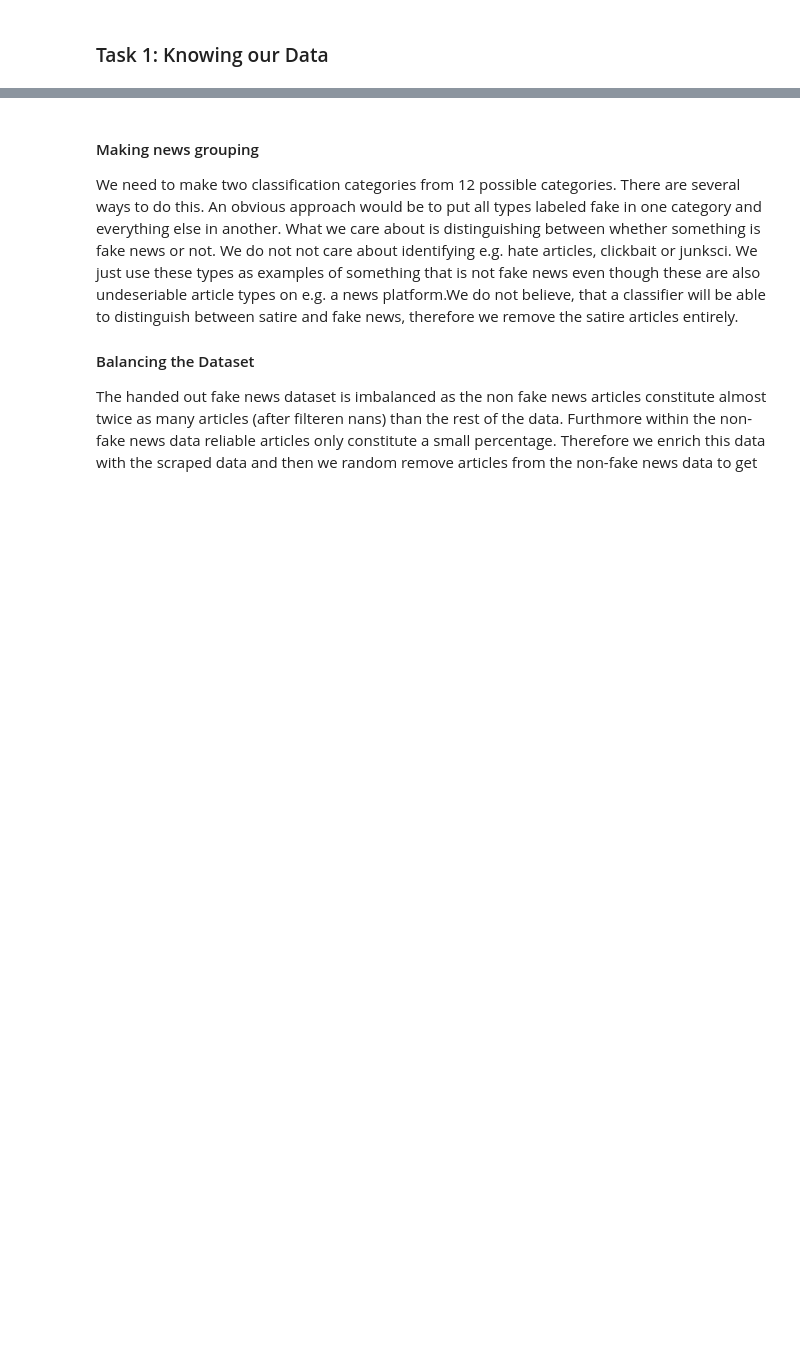
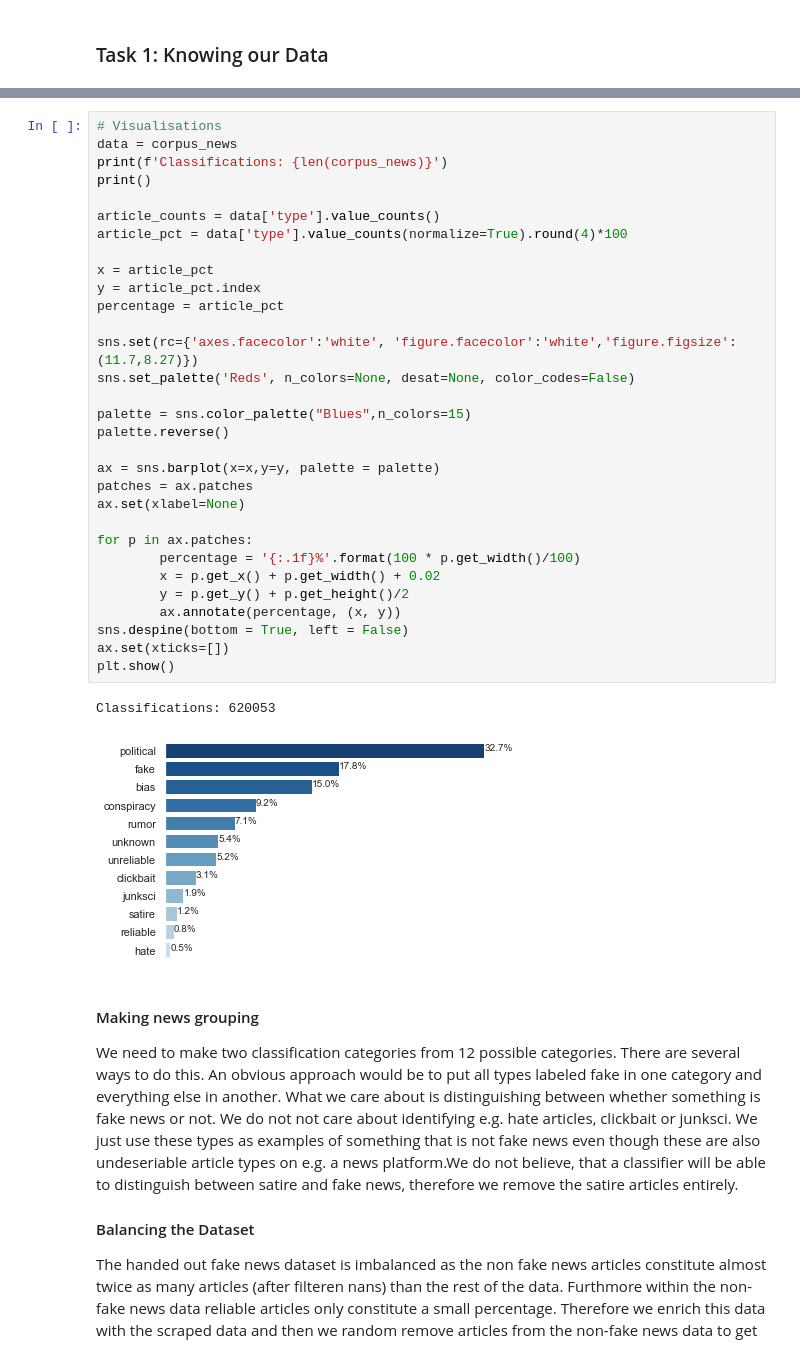
Before and after one commit to seholm-droid/DataScience, a Jupyter notebook: FinalProject.ipynb, the cells around one changed output, grey strips where cells are left out. Saved outputs shown, nothing was run; the diff lists cells and outputs as text; blank space fills up the shorter version.

```diff
--- a/FinalProject.ipynb
+++ b/FinalProject.ipynb
@@ -27,3 +55,37 @@ all_news = corpus_news.append(scraped_news)
+# %%
+# Visualisations
+data = corpus_news
+print(f'Classifications: {len(corpus_news)}')
+print()
+
+article_counts = data['type'].value_counts()
+article_pct = data['type'].value_counts(normalize=True).round(4)*100
+
+x = article_pct
+y = article_pct.index
+percentage = article_pct
+
+sns.set(rc={'axes.facecolor':'white', 'figure.facecolor':'white','figure.figsize':(11.7,8.27)})
+sns.set_palette('Reds', n_colors=None, desat=None, color_codes=False)
+
+palette = sns.color_palette("Blues",n_colors=15)
+palette.reverse()
+
+ax = sns.barplot(x=x,y=y, palette = palette)
+patches = ax.patches
+ax.set(xlabel=None)
+
+for p in ax.patches:
+        percentage = '{:.1f}%'.format(100 * p.get_width()/100)
+        x = p.get_x() + p.get_width() + 0.02
+        y = p.get_y() + p.get_height()/2
+        ax.annotate(percentage, (x, y))
+sns.despine(bottom = True, left = False)
+ax.set(xticks=[])
+plt.show()
+# %% [output]
+Classifications: 620053
+[figure, added]
 # %% [markdown]
 #### Making news grouping
 We need to make two classification categories from 12 possible categories. There are several ways to do this. An obvious approach would be to put all types labeled fake in one category and everything else in another. What we care about is distinguishing between whether something is fake news or not. We do not not care about identifying e.g. hate articles, clickbait or junksci. We just use these types as examples of something that is not fake news even though these are also undeseriable article types on e.g. a news platform.We do not believe, that a classifier will be able to distinguish between satire and fake news, therefore we remove the satire articles entirely.
```
Also changed, not shown: parts of 12 cells of this notebook, 2 other files.
